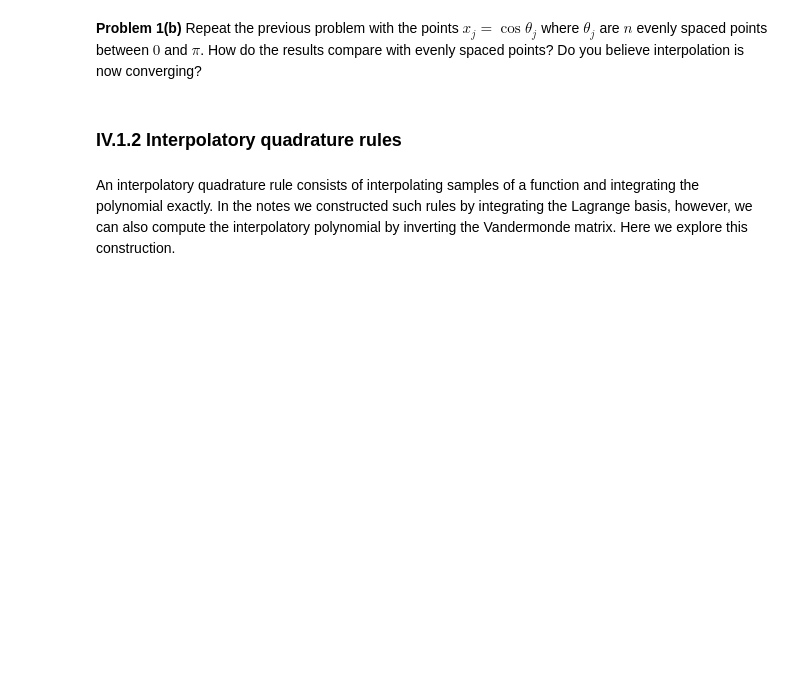
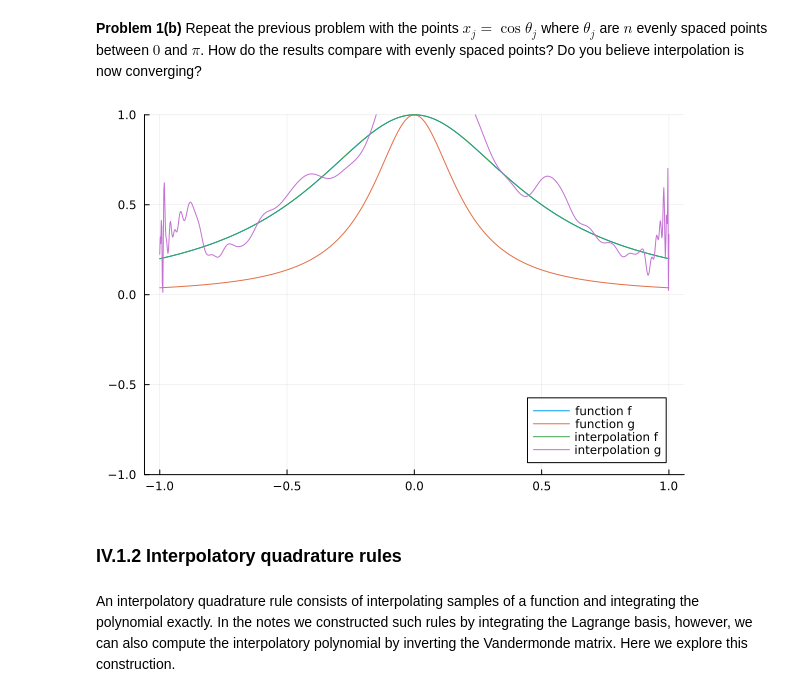
Before and after one commit to wx1424/MATH50003NumericalAnalysis, a Jupyter notebook: labs/lab7.ipynb, the cells around one changed output. Drawn from its saved outputs; the diff is of its cells as text; code cells hidden in the pictures; blank space fills up the shorter version.

```diff
--- a/labs/lab7.ipynb
+++ b/labs/lab7.ipynb
@@ -126,3 +124,30 @@ between $0$ and $π$. How do the results compare with evenly spaced points? Do y
+# %%
+# TODO: interpolate 1/(10x^2 + 1) and 1/(25x^2 + 1) at n points given by x_j, plotting both solutions evaluated at
+# the plotting grid with 1000 points, for n = 50 and 400.  Does the accuracy improve with BigFloat?
+f = x -> 1/(4x^2 + 1)
+g = x -> 1/(25x^2 + 1)
+n = 400
+t = range(0, π; length=n)
+x = cos.(t) # evenly spaced points (BAD for interpolation)
+
+V =  [x[j]^k for j = 1:n, k = 0:n-1] # Vandermonde matrix, also can be written as x .^ (0:n)'
+F = f.(x)
+G = g.(x)
+c = V \ F
+d = V \ G # invert the Vandermonde matrix and determine the coefficients
+
+p = x -> dot(c, x .^ (0:n-1)) # take a dot product with monomials x .^ 0:n-1 == [x^j for j=0:n-1]
+
+h = range(big(-1), big(1); length=1000)
+
+V_g = [h[j]^k for j = 1:length(h), k = 0:n-1]
+
+plot(h, f.(h); label="function f")
+plot!(h, g.(h); label="function g")
+plot!(h, V_g*c; ylims=(-1,1), label="interpolation f")
+plot!(h, V_g*d; label="interpolation g")
+# %% [output]
+[figure, added]
 # %% [markdown]
 ### IV.1.2 Interpolatory quadrature rules
 # %% [markdown]
```
Also changed, not shown: parts of 11 cells of this notebook.
